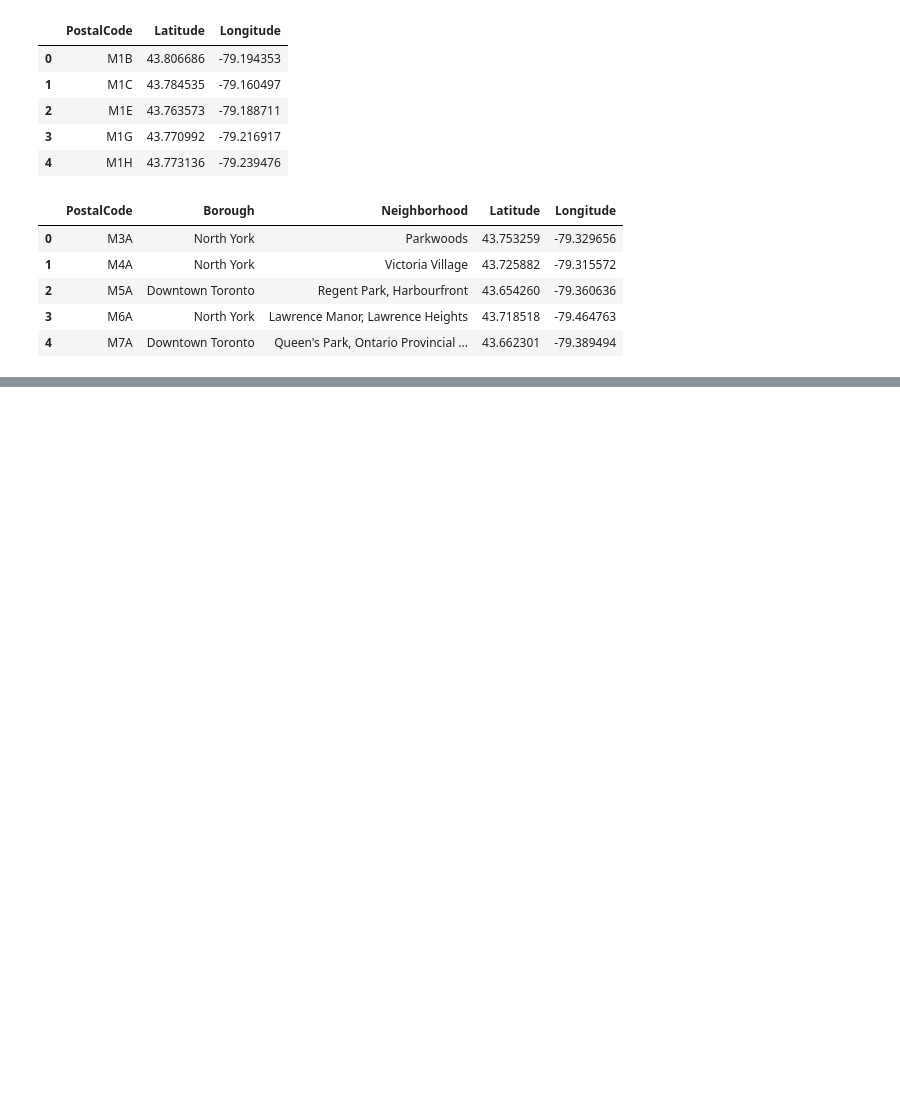
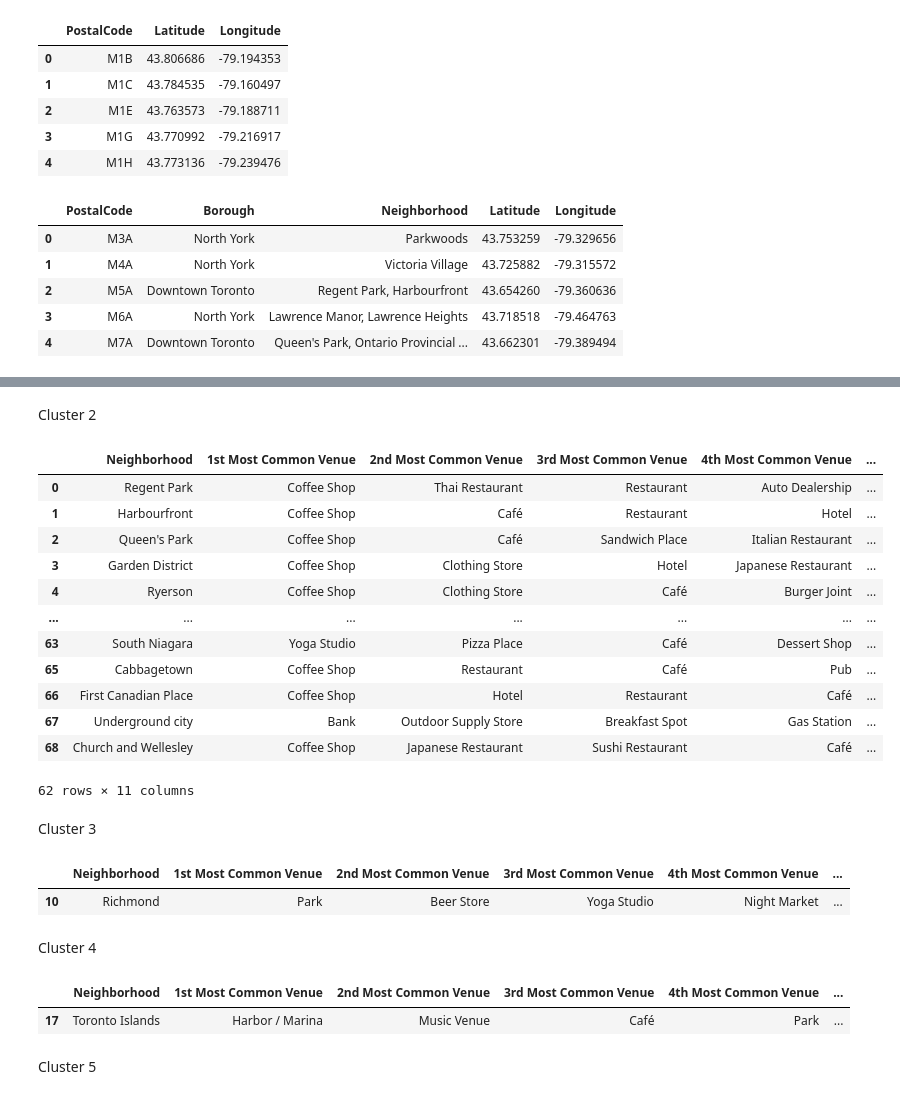
Before and after one commit to francis-eudy/Coursera_Capstone, a Jupyter notebook: ibm-applied-data-science-capstone.ipynb, the cells around one changed output, grey strips where cells are left out. Cells and saved outputs as stored; diff of their text form; code cells hidden in the pictures; blank space fills up the shorter version.

```diff
--- a/ibm-applied-data-science-capstone.ipynb
+++ b/ibm-applied-data-science-capstone.ipynb
@@ -261,0 +794,21 @@ df.head()
+# %%
+num_top_venues = 10
+
+indicators = ['st', 'nd', 'rd']
+
+# Create columns according to number of top venues
+columns = ['Neighborhood']
+for ind in np.arange(num_top_venues):
+    try:
+        columns.append('{}{} Most Common Venue'.format(ind+1, indicators[ind]))
+    except:
+        columns.append('{}th Most Common Venue'.format(ind+1))
+
+# create a new dataframe
+neighborhoods_venues_sorted = pd.DataFrame(columns=columns)
+neighborhoods_venues_sorted['Neighborhood'] = toronto_grouped['Neighborhood']
+
+for ind in np.arange(toronto_grouped.shape[0]):
+    neighborhoods_venues_sorted.iloc[ind, 1:] = return_most_common_venues(toronto_grouped.iloc[ind, :], num_top_venues)
+
+neighborhoods_venues_sorted.head()
@@ -261,0 +826,11 @@ df.head()
+# %%
+# set number of clusters
+kclusters = 5
+
+toronto_grouped_clustering = toronto_grouped.drop('Neighborhood', 1)
+
+# Run k-means clustering
+kmeans = KMeans(n_clusters=kclusters, random_state=0).fit(toronto_grouped_clustering)
+
+# check cluster labels generated for each row in the data frame
+kmeans.labels_[0:10]
@@ -261,0 +841,10 @@ df.head()
+# %%
+# add clustering labels
+neighborhoods_venues_sorted.insert(0, 'Cluster Labels', kmeans.labels_)
+
+toronto_merged = neighborhoods
+
+# merge toronto grouped with neighborhoods to add latitude/longitude for each neighborhood
+toronto_merged = toronto_merged.join(neighborhoods_venues_sorted.set_index('Neighborhood'), on='Neighborhood')
+
+toronto_merged.head()
@@ -261,0 +907,34 @@ df.head()
+# %% [markdown]
+Cluster 2
+# %%
+toronto_merged.loc[toronto_merged['Cluster Labels'] == 1, toronto_merged.columns[[1] + list(range(5, toronto_merged.shape[1]))]]
+# %% [output]
+|  | Neighborhood | 1st Most Common Venue | 2nd Most Common Venue | 3rd Most Common Venue | 4th Most Common Venue | ... |
+| 0 | Regent Park | Coffee Shop | Thai Restaurant | Restaurant | Auto Dealership | ... |
+| 1 | Harbourfront | Coffee Shop | Café | Restaurant | Hotel | ... |
+| 2 | Queen's Park | Coffee Shop | Café | Sandwich Place | Italian Restaurant | ... |
+| 3 | Garden District | Coffee Shop | Clothing Store | Hotel | Japanese Restaurant | ... |
+| 4 | Ryerson | Coffee Shop | Clothing Store | Café | Burger Joint | ... |
+| ... | ... | ... | ... | ... | ... | ... |
+| 63 | South Niagara | Yoga Studio | Pizza Place | Café | Dessert Shop | ... |
+| 65 | Cabbagetown | Coffee Shop | Restaurant | Café | Pub | ... |
+| 66 | First Canadian Place | Coffee Shop | Hotel | Restaurant | Café | ... |
+| 67 | Underground city | Bank | Outdoor Supply Store | Breakfast Spot | Gas Station | ... |
+| 68 | Church and Wellesley | Coffee Shop | Japanese Restaurant | Sushi Restaurant | Café | ... |
+62 rows × 11 columns
+# %% [markdown]
+Cluster 3
+# %%
+toronto_merged.loc[toronto_merged['Cluster Labels'] == 3, toronto_merged.columns[[1] + list(range(5, toronto_merged.shape[1]))]]
+# %% [output]
+|  | Neighborhood | 1st Most Common Venue | 2nd Most Common Venue | 3rd Most Common Venue | 4th Most Common Venue | ... |
+| 10 | Richmond | Park | Beer Store | Yoga Studio | Night Market | ... |
+# %% [markdown]
+Cluster 4
+# %%
+toronto_merged.loc[toronto_merged['Cluster Labels'] == 4, toronto_merged.columns[[1] + list(range(5, toronto_merged.shape[1]))]]
+# %% [output]
+|  | Neighborhood | 1st Most Common Venue | 2nd Most Common Venue | 3rd Most Common Venue | 4th Most Common Venue | ... |
+| 17 | Toronto Islands | Harbor / Marina | Music Venue | Café | Park | ... |
+# %% [markdown]
+Cluster 5
```
Also changed, not shown: parts of 80 cells of this notebook.
